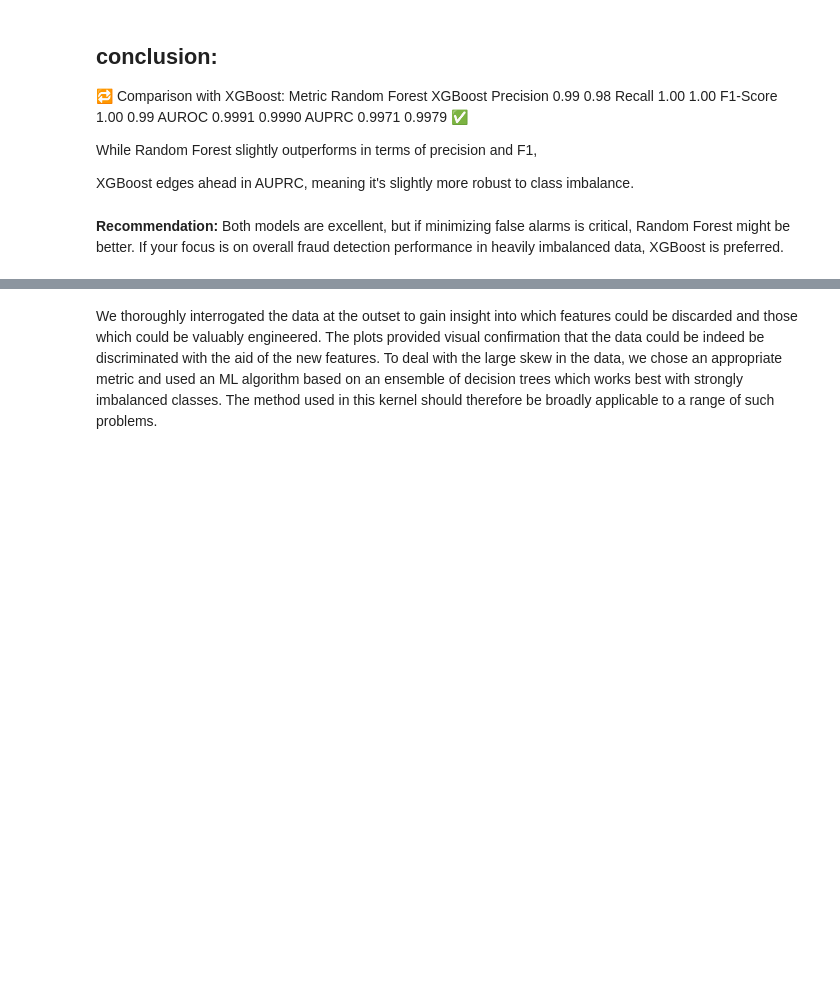
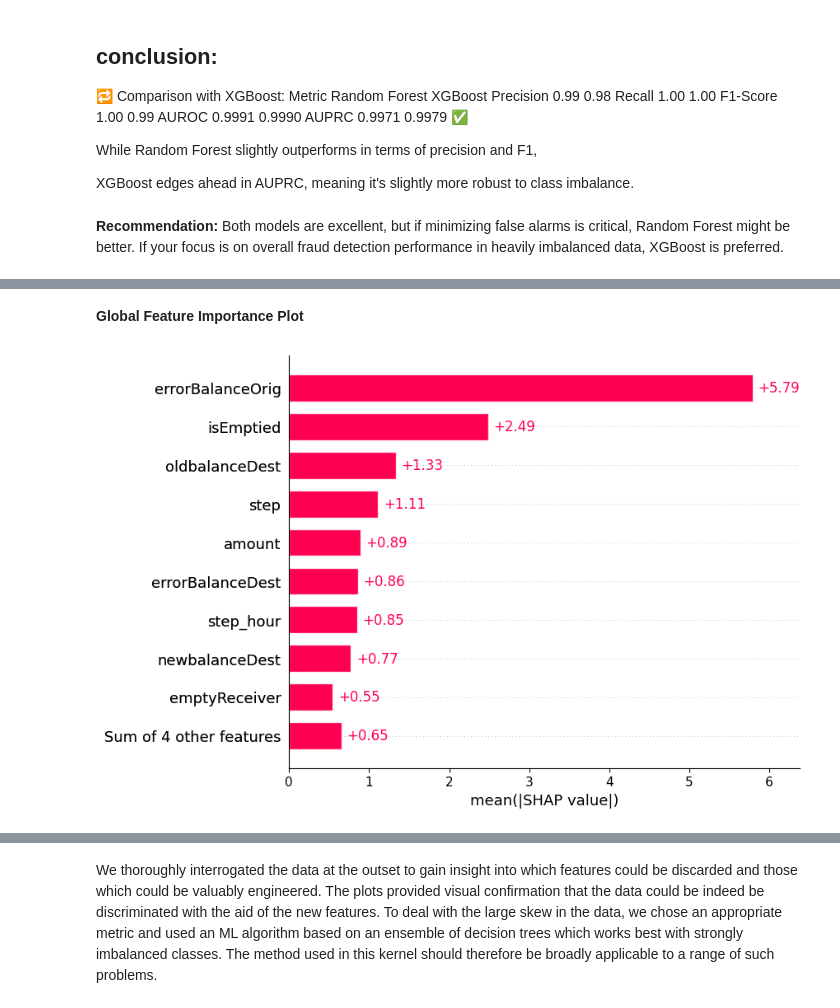
Before and after one commit to sagarrajak245/Fraud_transaction_detection_in_payment_app, a Jupyter notebook: fraud_detection_accerdian.ipynb, the cells around one changed output, grey strips where cells are left out. Saved outputs shown, nothing was run; the diff lists cells and outputs as text; code cells hidden in the pictures; blank space fills up the shorter version.

Commit message:
made shap visualization

```diff
--- a/fraud_detection_accerdian.ipynb
+++ b/fraud_detection_accerdian.ipynb
@@ -942,0 +969,16 @@ If your focus is on overall fraud detection performance in heavily imbalanced da
+# %%
+import shap
+
+
+
+# Create TreeExplainer for XGBoost
+explainer = shap.Explainer(xgb)
+
+# Get SHAP values for the test set
+shap_values = explainer(X_test)
+# %% [markdown]
+**Global Feature Importance Plot**
+# %%
+shap.plots.bar(shap_values)
+# %% [output]
+[figure, added]
```
Also changed, not shown: parts of 7 cells of this notebook.
